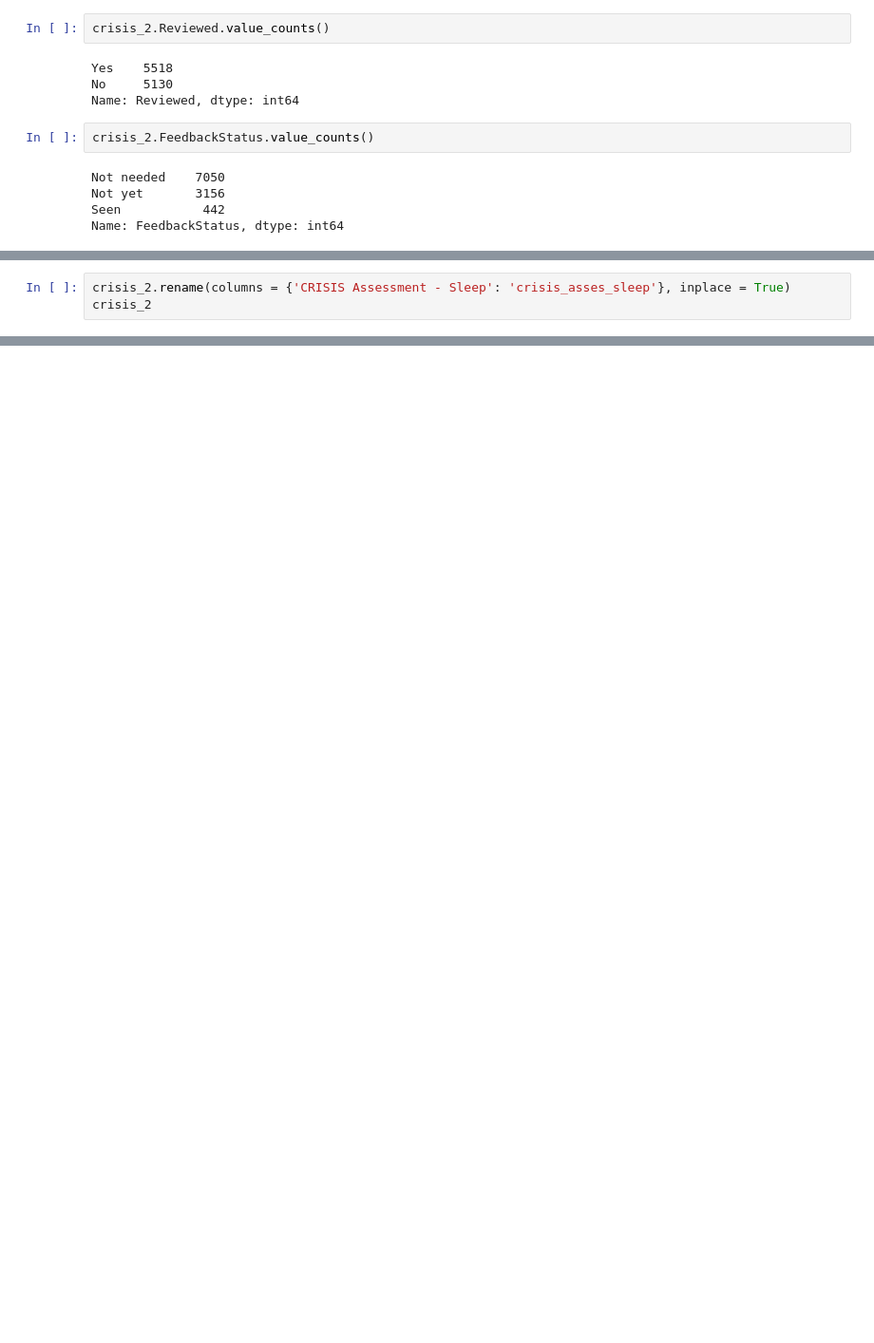
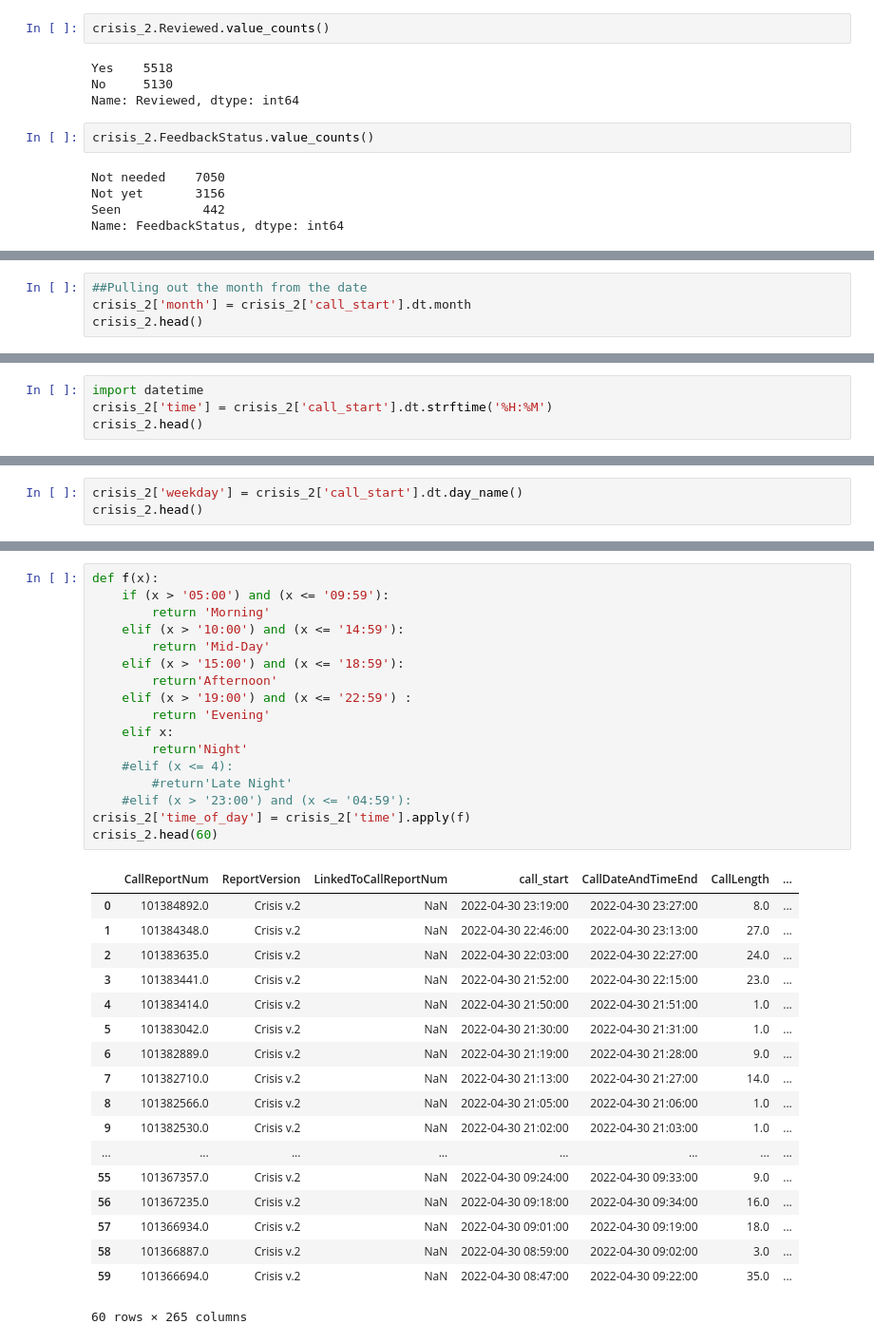
Before and after one commit to NSS-Data-Analytics-Cohort-6/fcs-crisis-sailing-the-seaborn, a Jupyter notebook: notebooks/fcs_crisis_notebook.ipynb, the cells around one changed output, grey strips where cells are left out. Shown at 95% size. Drawn from its saved outputs; the diff is of its cells as text; blank space fills up the shorter version.

Commit message:
pushed gitignore and am separating date/time columns in 2nd dataset and assigning weekday names

```diff
--- a/notebooks/fcs_crisis_notebook.ipynb
+++ b/notebooks/fcs_crisis_notebook.ipynb
@@ -689,6 +690,3 @@ emotional; validation; encouragement; has little to no support; checking in
 emotional; needed to vent; has little to no support; checking in                                  1
 emotional; validation; needed to vent; has little to no support; checking in                      1
 Name: crisis_assess_seeksupport, dtype: int64
-# %%
-crisis_2.rename(columns = {'CRISIS Assessment - Sleep': 'crisis_asses_sleep'}, inplace = True)
-crisis_2
@@ -694,0 +702,4 @@ crisis_2
+# %%
+##Pulling out the month from the date
+crisis_2['month'] = crisis_2['call_start'].dt.month
+crisis_2.head()
@@ -694,0 +714,4 @@ crisis_2
+# %%
+import datetime
+crisis_2['time'] = crisis_2['call_start'].dt.strftime('%H:%M')
+crisis_2.head()
@@ -694,0 +726,3 @@ crisis_2
+# %%
+crisis_2['weekday'] = crisis_2['call_start'].dt.day_name()
+crisis_2.head()
@@ -694,0 +737,36 @@ crisis_2
+# %%
+def f(x):
+    if (x > '05:00') and (x <= '09:59'):
+        return 'Morning'
+    elif (x > '10:00') and (x <= '14:59'):
+        return 'Mid-Day'
+    elif (x > '15:00') and (x <= '18:59'):
+        return'Afternoon'
+    elif (x > '19:00') and (x <= '22:59') :
+        return 'Evening'
+    elif x:
+        return'Night'
+    #elif (x <= 4):
+        #return'Late Night'
+    #elif (x > '23:00') and (x <= '04:59'):
+crisis_2['time_of_day'] = crisis_2['time'].apply(f)
+crisis_2.head(60)
+# %% [output]
+|  | CallReportNum | ReportVersion | LinkedToCallReportNum | call_start | CallDateAndTimeEnd | CallLength | ... |
+| 0 | 101384892.0 | Crisis v.2 | NaN | 2022-04-30 23:19:00 | 2022-04-30 23:27:00 | 8.0 | ... |
+| 1 | 101384348.0 | Crisis v.2 | NaN | 2022-04-30 22:46:00 | 2022-04-30 23:13:00 | 27.0 | ... |
+| 2 | 101383635.0 | Crisis v.2 | NaN | 2022-04-30 22:03:00 | 2022-04-30 22:27:00 | 24.0 | ... |
+| 3 | 101383441.0 | Crisis v.2 | NaN | 2022-04-30 21:52:00 | 2022-04-30 22:15:00 | 23.0 | ... |
+| 4 | 101383414.0 | Crisis v.2 | NaN | 2022-04-30 21:50:00 | 2022-04-30 21:51:00 | 1.0 | ... |
+| 5 | 101383042.0 | Crisis v.2 | NaN | 2022-04-30 21:30:00 | 2022-04-30 21:31:00 | 1.0 | ... |
+| 6 | 101382889.0 | Crisis v.2 | NaN | 2022-04-30 21:19:00 | 2022-04-30 21:28:00 | 9.0 | ... |
+| 7 | 101382710.0 | Crisis v.2 | NaN | 2022-04-30 21:13:00 | 2022-04-30 21:27:00 | 14.0 | ... |
+| 8 | 101382566.0 | Crisis v.2 | NaN | 2022-04-30 21:05:00 | 2022-04-30 21:06:00 | 1.0 | ... |
+| 9 | 101382530.0 | Crisis v.2 | NaN | 2022-04-30 21:02:00 | 2022-04-30 21:03:00 | 1.0 | ... |
+| ... | ... | ... | ... | ... | ... | ... | ... |
+| 55 | 101367357.0 | Crisis v.2 | NaN | 2022-04-30 09:24:00 | 2022-04-30 09:33:00 | 9.0 | ... |
+| 56 | 101367235.0 | Crisis v.2 | NaN | 2022-04-30 09:18:00 | 2022-04-30 09:34:00 | 16.0 | ... |
+| 57 | 101366934.0 | Crisis v.2 | NaN | 2022-04-30 09:01:00 | 2022-04-30 09:19:00 | 18.0 | ... |
+| 58 | 101366887.0 | Crisis v.2 | NaN | 2022-04-30 08:59:00 | 2022-04-30 09:02:00 | 3.0 | ... |
+| 59 | 101366694.0 | Crisis v.2 | NaN | 2022-04-30 08:47:00 | 2022-04-30 09:22:00 | 35.0 | ... |
+60 rows × 265 columns
```
Also changed, not shown: parts of 38 cells of this notebook, 1 other file.
